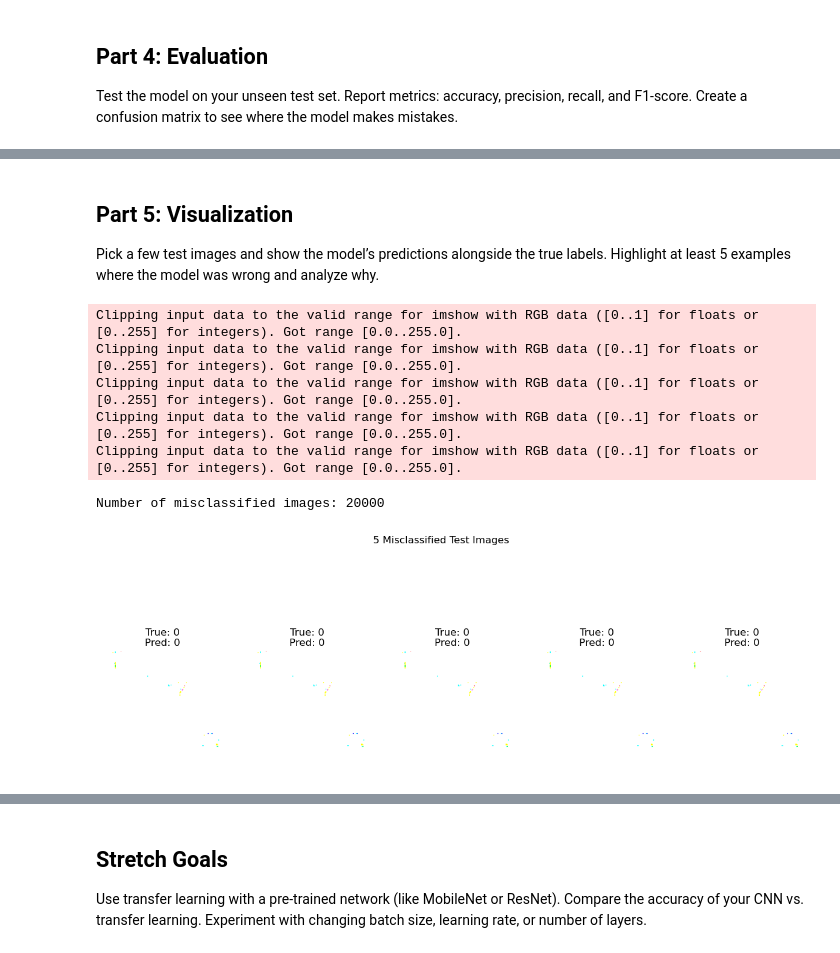
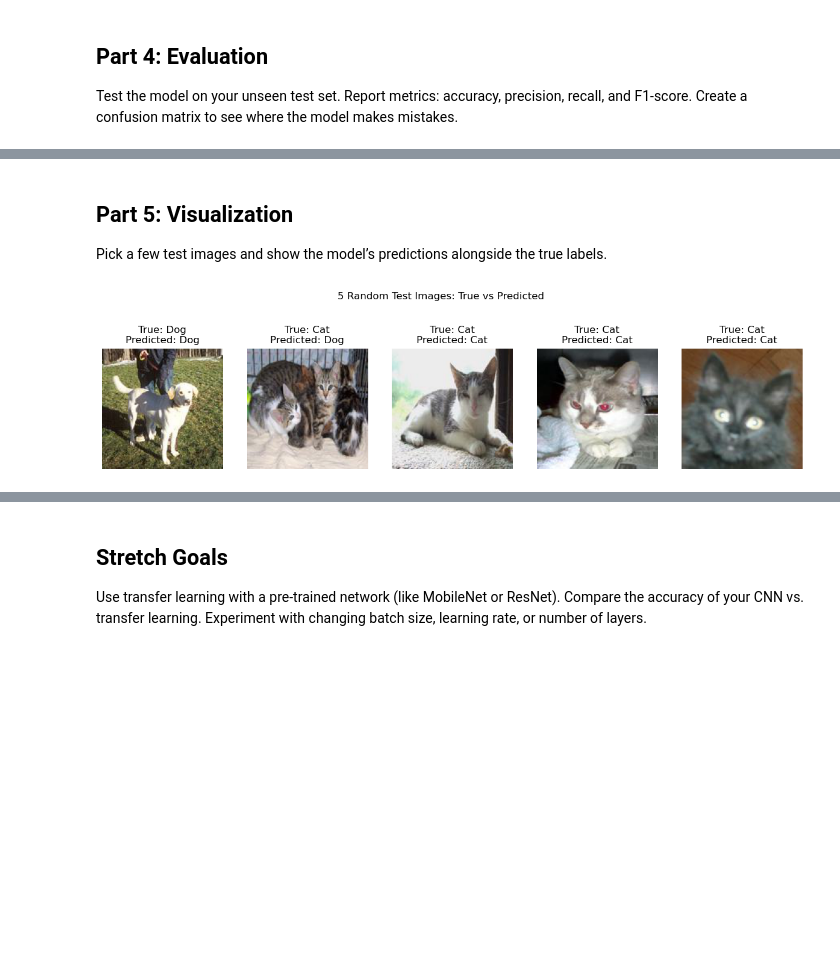
Before and after one commit to KristinaPalmquist/Lexicon, a Jupyter notebook: deep_learning/lab1/lab1.ipynb, the cells around one changed output, grey strips where cells are left out. Cells and saved outputs as stored; diff of their text form; code cells hidden in the pictures; blank space fills up the shorter version.

```diff
--- a/deep_learning/lab1/lab1.ipynb
+++ b/deep_learning/lab1/lab1.ipynb
@@ -23,10 +22,13 @@ Apply data augmentation (like random flips or rotations) to make your model more
 # %%
+
 random.seed(42)
 
 base_dir = './data/PetImages'
 output_dir = './data'
 classes = {'cat': 1000, 'dog': 1000}
 splits = {'train': 0.8, 'val': 0.1, 'test': 0.1}
+
+number_of_images = classes['cat'] + classes['dog']
 
 for split in splits:
     for cls in classes:
@@ -48,6 +50,12 @@ for cls, n_images in classes.items():
     }
 
     for split, files in split_files.items():
+        out_folder = os.path.join(output_dir, split, cls)
+        existing = len([f for f in os.listdir(out_folder) if f.lower().endswith('.jpg')])
+        needed = len(files)
+        if existing >= needed:
+            print(f"Skipping {out_folder}: already has {existing} images (needed: {needed})")
+            continue
         for f in files:
             src = os.path.join(src_dir, f)
             dst = os.path.join(output_dir, split, cls, f)
@@ -59,5 +67,5 @@ for cls, n_images in classes.items():
             except Exception as e:
                 print(f"Skipping {src}: {e}")
 
-print("Selected and split 1000 cat and 1000 dog images into train/val/test folders.")
+print(f"Selected and split {classes['cat']} cat and {classes['dog']} dog images into train/val/test folders.")
 # %% [output]
@@ -245,30 +239,24 @@ Confusion Matrix:
 # %% [markdown]
 ## Part 5: Visualization
 Pick a few test images and show the model’s predictions alongside the true labels.
-Highlight at least 5 examples where the model was wrong and analyze why.
 # %%
-wrong_idx = np.where(y_pred != labels)[0]
-print(f"Number of misclassified images: {len(wrong_idx)}")
+label_names = {0: "Cat", 1: "Dog"}
 
-if len(wrong_idx) > 0:
-    plt.figure(figsize=(15, 6))
-    for i, idx in enumerate(wrong_idx[:5]):
-        plt.subplot(1, 5, i+1)
-        img = images[idx]
-        if img.max() <= 1.0:
-            img = (img * 255).astype("uint8")
-        plt.imshow(img)
-        plt.axis('off')
-        plt.title(f"True: {int(labels[idx])}\nPred: {int(y_pred[idx])}")
-    plt.suptitle("5 Misclassified Test Images")
-    plt.show()
-else:
-    print("No misclassified images in the test set.")
+random.seed()
+idxs = random.sample(range(len(images)), 5)
+
+plt.figure(figsize=(15, 4))
+for i, idx in enumerate(idxs):
+    plt.subplot(1, 5, i+1)
+    img = images[idx]
+    if img.max() <= 1.0:
+        img = (img * 255).astype("uint8")
+    else:
+        img = img.astype("uint8")
+    plt.imshow(img)
+    plt.axis('off')
+    plt.title(f"True: {label_names[int(labels[idx])]}\nPredicted: {label_names[int(y_pred[idx])]}")
+plt.suptitle("5 Random Test Images: True vs Predicted")
+plt.show()
 # %% [output]
-Clipping input data to the valid range for imshow with RGB data ([0..1] for floats or [0..255] for integers). Got range [0.0..255.0].
-Clipping input data to the valid range for imshow with RGB data ([0..1] for floats or [0..255] for integers). Got range [0.0..255.0].
-Clipping input data to the valid range for imshow with RGB data ([0..1] for floats or [0..255] for integers). Got range [0.0..255.0].
-Clipping input data to the valid range for imshow with RGB data ([0..1] for floats or [0..255] for integers). Got range [0.0..255.0].
-Clipping input data to the valid range for imshow with RGB data ([0..1] for floats or [0..255] for integers). Got range [0.0..255.0].
-Number of misclassified images: 20000
-[figure, old version]
+[figure, new version]
```
Also changed, not shown: parts of 12 cells of this notebook, 3 other files.
